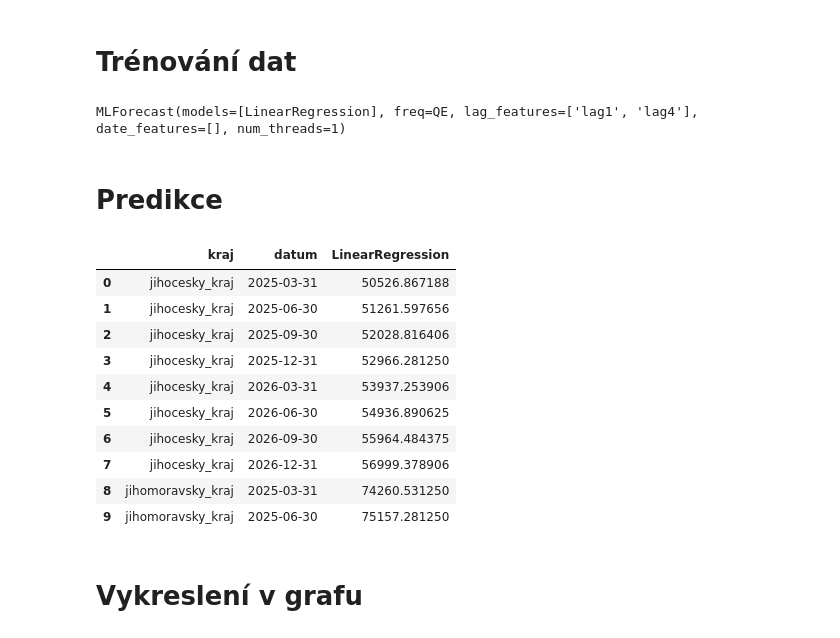
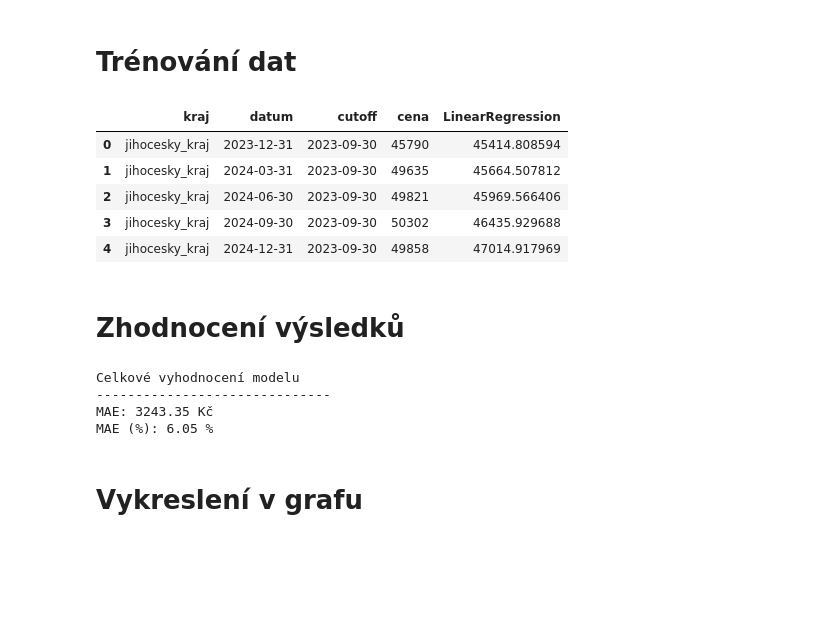
Before and after one commit to DubTheEmperor/bakalarska-prace, a Jupyter notebook: bakalarska_prace_demo.ipynb, the cells around one changed output. Saved outputs shown, nothing was run; the diff lists cells and outputs as text; code cells hidden in the pictures; blank space fills up the shorter version.

Commit message:
Přidáno vyhodnocení výsledků

```diff
--- a/bakalarska_prace_demo.ipynb
+++ b/bakalarska_prace_demo.ipynb
@@ -24,44 +24,57 @@ print(df.head(10))
 # %%
 from mlforecast import MLForecast
 from sklearn.linear_model import LinearRegression
 
 models = [LinearRegression()]
 
 # vytvoření modelu
 fcst = MLForecast(
-    models=models,
-    freq='QE',
-    lags=[1, 4]
+    models = models,
+    freq = 'QE',
+    lags = [1, 4]
 )
 
-# natrénování modelu
-fcst.fit(
-    df,
-    id_col='kraj',
-    time_col='datum',
-    target_col='cena'
+# trénování modelu
+cv_results = fcst.cross_validation(
+    df = df,
+    h = 5,
+    step_size = 5,
+    n_windows = 1,
+    id_col = 'kraj',
+    time_col = 'datum',
+    target_col = 'cena'
 )
+
+cv_results.head()
 # %% [output]
-MLForecast(models=[LinearRegression], freq=QE, lag_features=['lag1', 'lag4'], date_features=[], num_threads=1)
+|  | kraj | datum | cutoff | cena | LinearRegression |
+| 0 | jihocesky_kraj | 2023-12-31 | 2023-09-30 | 45790 | 45414.808594 |
+| 1 | jihocesky_kraj | 2024-03-31 | 2023-09-30 | 49635 | 45664.507812 |
+| 2 | jihocesky_kraj | 2024-06-30 | 2023-09-30 | 49821 | 45969.566406 |
+| 3 | jihocesky_kraj | 2024-09-30 | 2023-09-30 | 50302 | 46435.929688 |
+| 4 | jihocesky_kraj | 2024-12-31 | 2023-09-30 | 49858 | 47014.917969 |
 # %% [markdown]
-# Predikce
+# Zhodnocení výsledků
 # %%
-# predikce 2 roky dopředu
-preds = fcst.predict(h=8)
+import numpy as np
+import pandas as pd
+from sklearn.metrics import mean_absolute_error
 
-preds.head(10)
+mae = mean_absolute_error(
+    cv_results["cena"],
+    cv_results["LinearRegression"]
+)
+mae_percent = (mae / cv_results["cena"].mean()) * 100
+
+print("Celkové vyhodnocení modelu")
+print("-" * 30)
+print(f"MAE: {mae:.2f} Kč")
+print(f"MAE (%): {mae_percent:.2f} %")
 # %% [output]
-|  | kraj | datum | LinearRegression |
-| 0 | jihocesky_kraj | 2025-03-31 | 50526.867188 |
-| 1 | jihocesky_kraj | 2025-06-30 | 51261.597656 |
-| 2 | jihocesky_kraj | 2025-09-30 | 52028.816406 |
-| 3 | jihocesky_kraj | 2025-12-31 | 52966.281250 |
-| 4 | jihocesky_kraj | 2026-03-31 | 53937.253906 |
-| 5 | jihocesky_kraj | 2026-06-30 | 54936.890625 |
-| 6 | jihocesky_kraj | 2026-09-30 | 55964.484375 |
-| 7 | jihocesky_kraj | 2026-12-31 | 56999.378906 |
-| 8 | jihomoravsky_kraj | 2025-03-31 | 74260.531250 |
-| 9 | jihomoravsky_kraj | 2025-06-30 | 75157.281250 |
+Celkové vyhodnocení modelu
+------------------------------
+MAE: 3243.35 Kč
+MAE (%): 6.05 %
 # %% [markdown]
 # Vykreslení v grafu
 # %%
```
Also changed, not shown: parts of 1 cell of this notebook.
